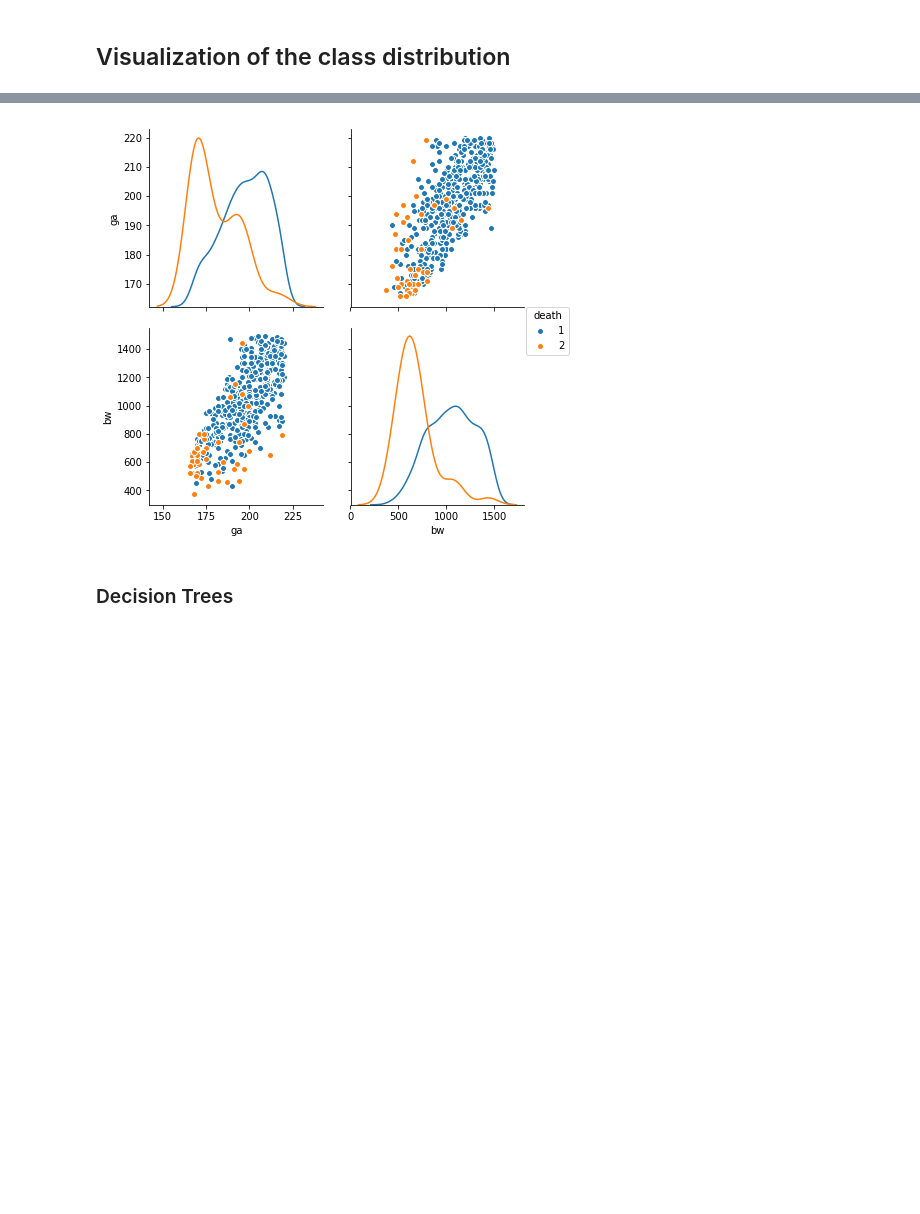
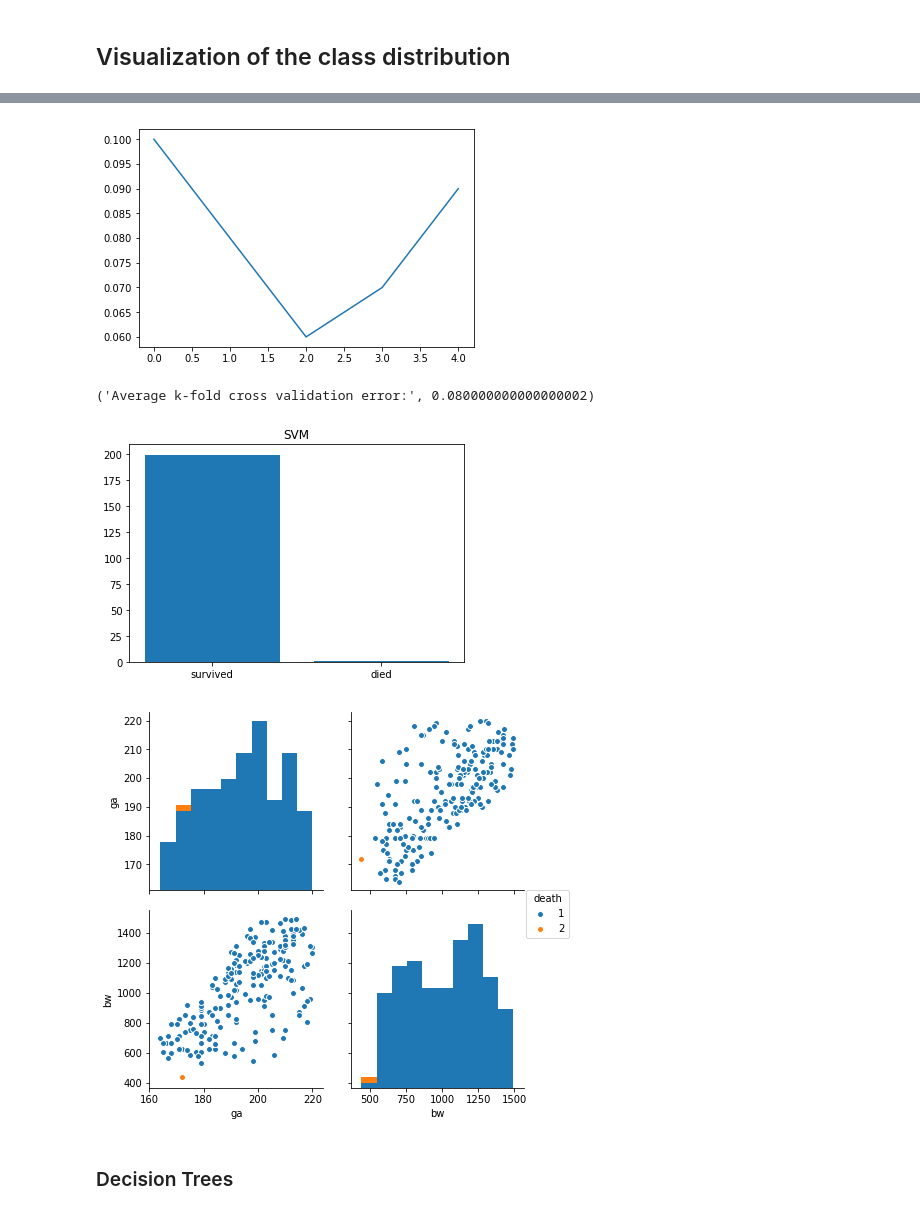
Before and after one commit to MaximilianProll/statgen, a Jupyter notebook: notebook.ipynb, the cells around one changed output, grey strips where cells are left out. Cells and saved outputs as stored; diff of their text form; code cells hidden in the pictures; blank space fills up the shorter version.

Commit message:
combining ts with basic data

```diff
--- a/notebook.ipynb
+++ b/notebook.ipynb
@@ -49,14 +62,49 @@ plt.show()
-# %%
-sns.pairplot(training_set[['ga', 'bw', 'death']]
-             , hue="death"
-             , vars=['ga', 'bw']
-             , diag_kind="kde"
-             #, kind="reg"
-             , size=3
-            )
-plt.show()
-# %% [output]
-[figure, removed]
+# %%
+#clf = svm.SVC(class_weight='balanced', kernel='rbf')#, degree=3, coef0=)
+#clf = DecisionTreeClassifier()
+clf = LogisticRegression()
+#clf = GaussianNB()
+
+#print('score for SVM: ', clf.score(training_data_stand, training_labels))
+#print('f1 measure for SVM: ', f1_score(training_labels, clf.predict(training_data_stand),
+#                                                  average='weighted'))
+errs = []
+kf = KFold(n_splits=5)
+for train_index, test_index in kf.split(training_data_stand):
+    X_train, X_test = training_data_stand[train_index], training_data_stand[test_index]
+    y_train, y_test = training_labels[train_index], training_labels[test_index]
+    clf.fit(X_train, y_train)
+    y_pred = clf.predict(X_test)
+    mse = mean_squared_error(y_pred=y_pred, y_true=y_test)
+    errs.append(mse)
+plt.plot(range(5), errs)
+plt.show()
+print("Average k-fold cross validation error:", np.mean(errs))
+
+clf.fit(training_data_stand, training_labels)
+p = clf.predict(test_data_stand)
+
+classes, distribution = np.unique(p, return_counts=True)
+plt.bar(classes, distribution)
+plt.title('SVM')
+plt.xticks(classes, ["survived", "died"])
+plt.show()
+
+svm_pred = pd.DataFrame(data={#'patientid':test_set['patientid'].as_matrix(),
+                             'ga':test_set['ga'].as_matrix(), 'bw':test_set['bw'].as_matrix(), 'death':p})
+sns.pairplot(svm_pred[['ga', 'bw', 'death']]
+             , hue="death"
+             , vars=['ga', 'bw']
+             #, diag_kind="kde"
+             #, kind="reg"
+             , size=3
+            )
+plt.show()
+# %% [output]
+[figure, added]
+('Average k-fold cross validation error:', 0.080000000000000002)
+[figure, added]
+[figure, added]
 # %% [markdown]
 ### Decision Trees
 # %%
```
Also changed, not shown: parts of 48 cells of this notebook.
